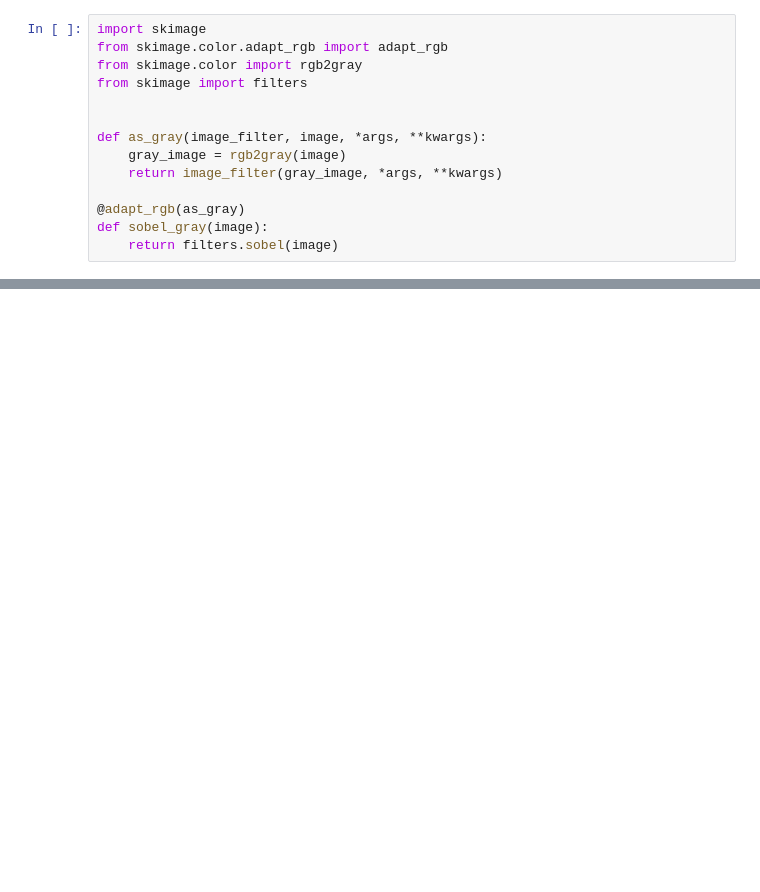
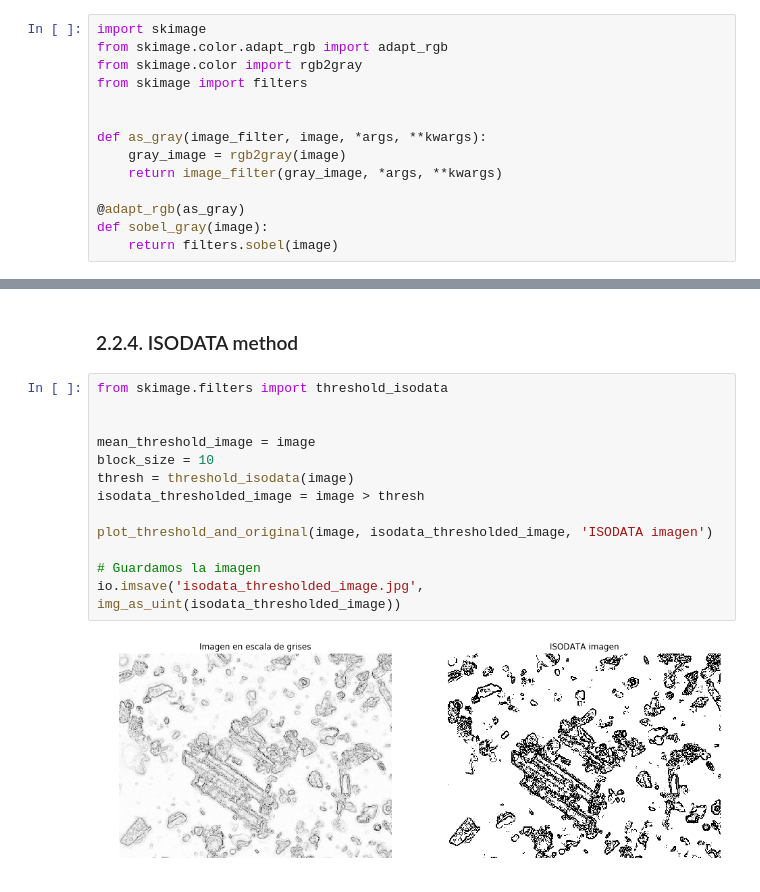
Before and after one commit to jasag/Phytoliths-recognition-system, a Jupyter notebook: src/First_Steps.ipynb, the cells around one changed output, grey strips where cells are left out. Saved outputs shown, nothing was run; the diff lists cells and outputs as text; blank space fills up the shorter version.

```diff
--- a/src/First_Steps.ipynb
+++ b/src/First_Steps.ipynb
@@ -156,0 +136,17 @@ I like to say that all the code above was made from the examples that scikit lea
+# %% [markdown]
+### 2.2.4. ISODATA method
+# %%
+from skimage.filters import threshold_isodata
+
+
+mean_threshold_image = image
+block_size = 10
+thresh = threshold_isodata(image)
+isodata_thresholded_image = image > thresh
+
+plot_threshold_and_original(image, isodata_thresholded_image, 'ISODATA imagen')
+
+# Guardamos la imagen
+io.imsave('isodata_thresholded_image.jpg', img_as_uint(isodata_thresholded_image))
+# %% [output]
+[figure, added]
```
Also changed, not shown: parts of 52 cells of this notebook, 12 other files.
